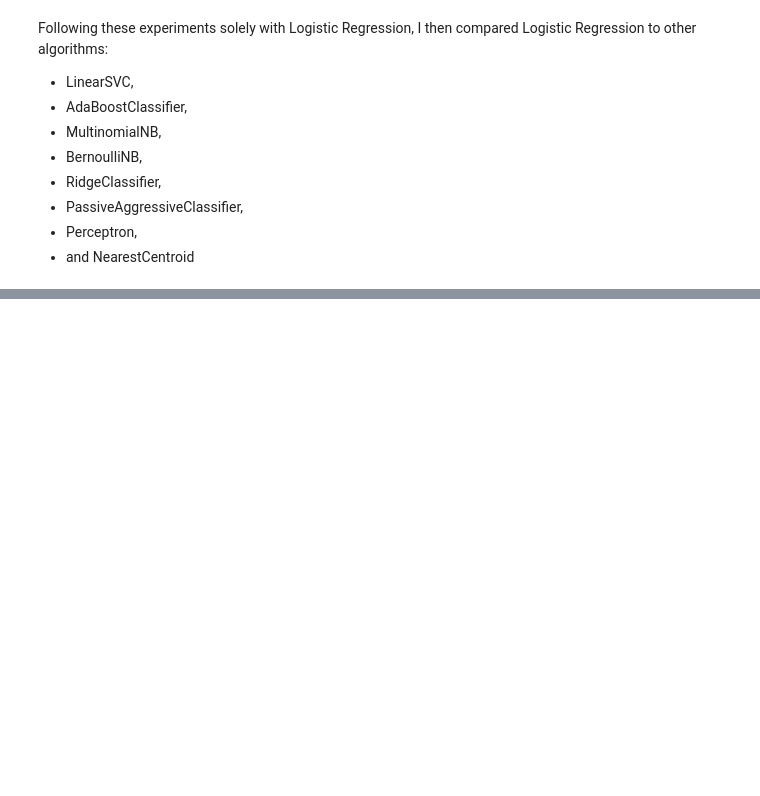
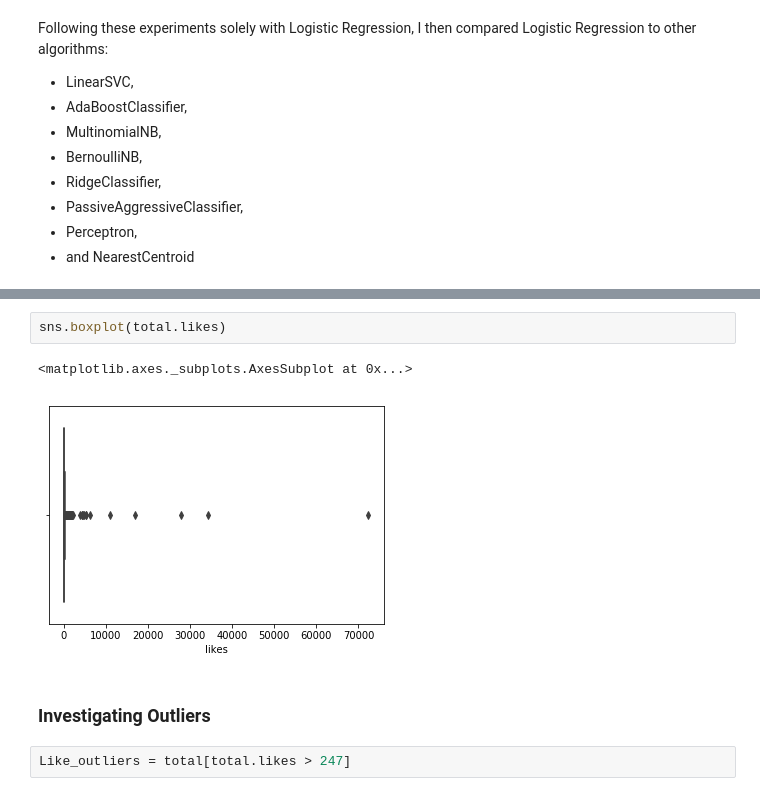
Before and after one commit to hrc27/Disaster_Project, a Jupyter notebook: Disaster_Project_Cleaned.ipynb, the cells around one changed output, grey strips where cells are left out. Cells and saved outputs as stored; diff of their text form; blank space fills up the shorter version.

```diff
--- a/Disaster_Project_Cleaned.ipynb
+++ b/Disaster_Project_Cleaned.ipynb
@@ -69,0 +409,9 @@ Following these experiments solely with Logistic Regression, I then compared Log
+# %%
+sns.boxplot(total.likes)
+# %% [output]
+<matplotlib.axes._subplots.AxesSubplot at 0x...>
+[figure, added]
+# %% [markdown]
+### Investigating Outliers
+# %%
+Like_outliers = total[total.likes > 247]
```
Also changed, not shown: parts of 159 cells of this notebook.
